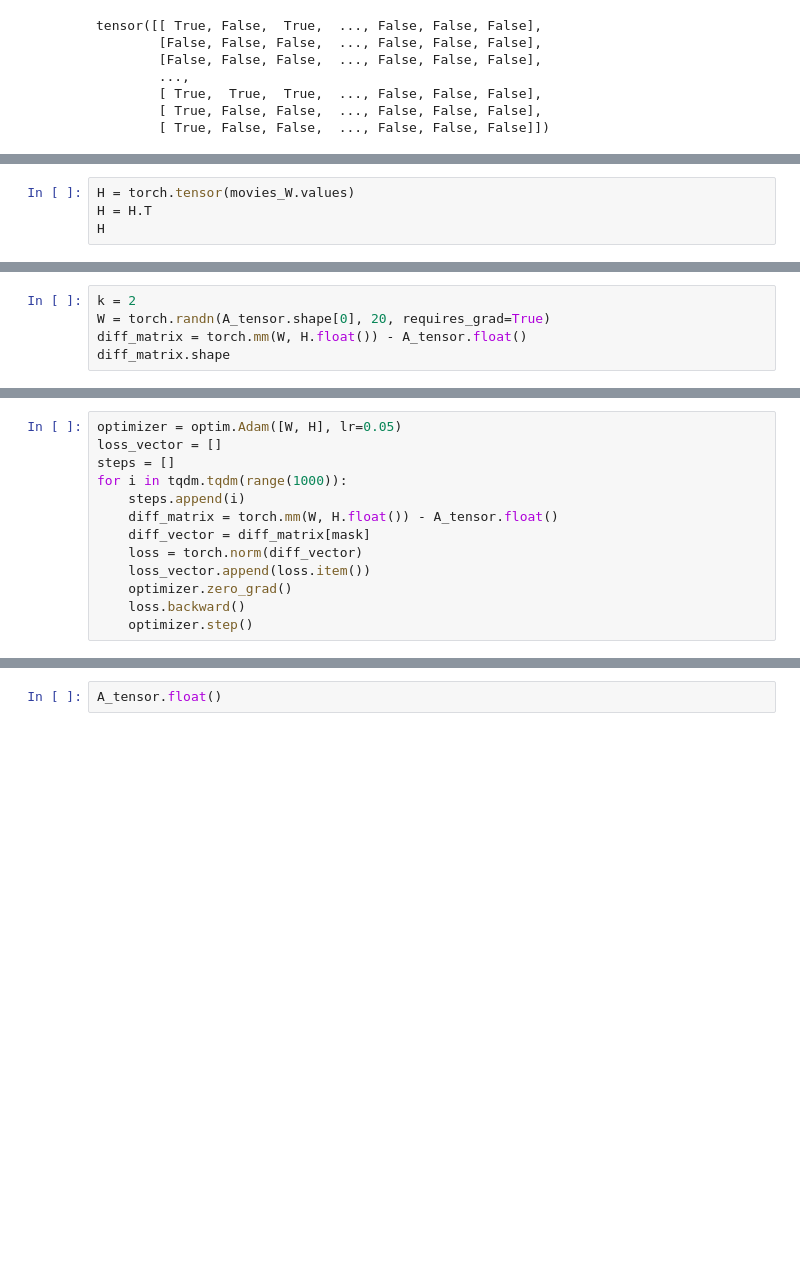
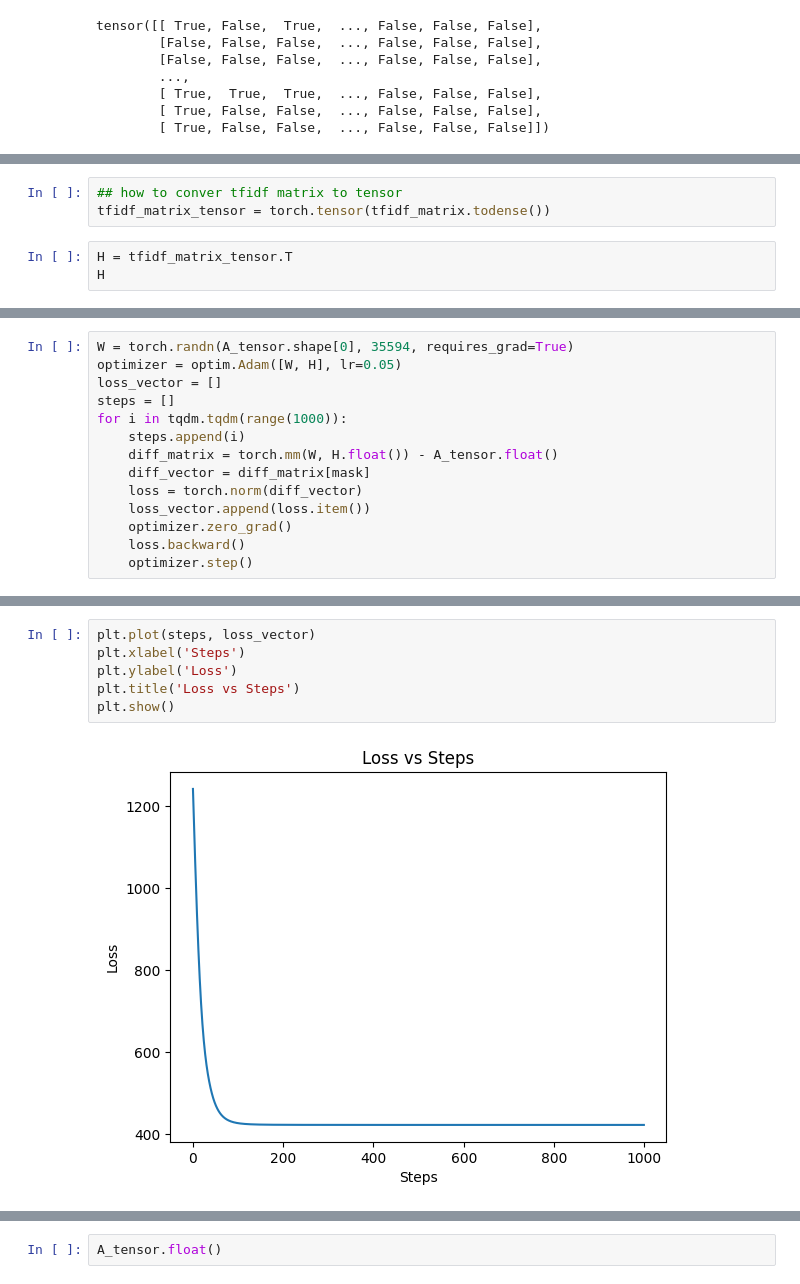
Before and after one commit to chirag-25/Movie-Recommendation-System, a Jupyter notebook: content_based_filtering.ipynb, the cells around one changed output, grey strips where cells are left out. Cells and saved outputs as stored; diff of their text form; blank space fills up the shorter version.

```diff
--- a/content_based_filtering.ipynb
+++ b/content_based_filtering.ipynb
@@ -240,5 +120,7 @@ movies_W = movies_data_with_genres.drop(['title', 'genres', 'year','movieId'], a
+# %%
+## how to conver tfidf matrix to tensor
+tfidf_matrix_tensor = torch.tensor(tfidf_matrix.todense())
 # %%
-H = torch.tensor(movies_W.values)
-H = H.T
+H = tfidf_matrix_tensor.T
 H
 # %% [output]
@@ -276,5 +137,0 @@ tensor([[-1.0982e+00,  7.9696e-01,  2.5895e+00,  ...,  3.7644e-01,
-# %%
-k = 2
-W = torch.randn(A_tensor.shape[0], 20, requires_grad=True)
-diff_matrix = torch.mm(W, H.float()) - A_tensor.float()
-diff_matrix.shape
@@ -283,4 +138,5 @@ torch.Size([610, 9742])
 # %%
+W = torch.randn(A_tensor.shape[0], 35594, requires_grad=True)
 optimizer = optim.Adam([W, H], lr=0.05)
 loss_vector = []
 steps = []
@@ -306 +152,9 @@ plt.plot(steps, loss_vector)
+# %%
+plt.plot(steps, loss_vector)
+plt.xlabel('Steps')
+plt.ylabel('Loss')
+plt.title('Loss vs Steps')
+plt.show()
+# %% [output]
+[figure, added]
 # %%
```
Also changed, not shown: parts of 38 cells of this notebook.
